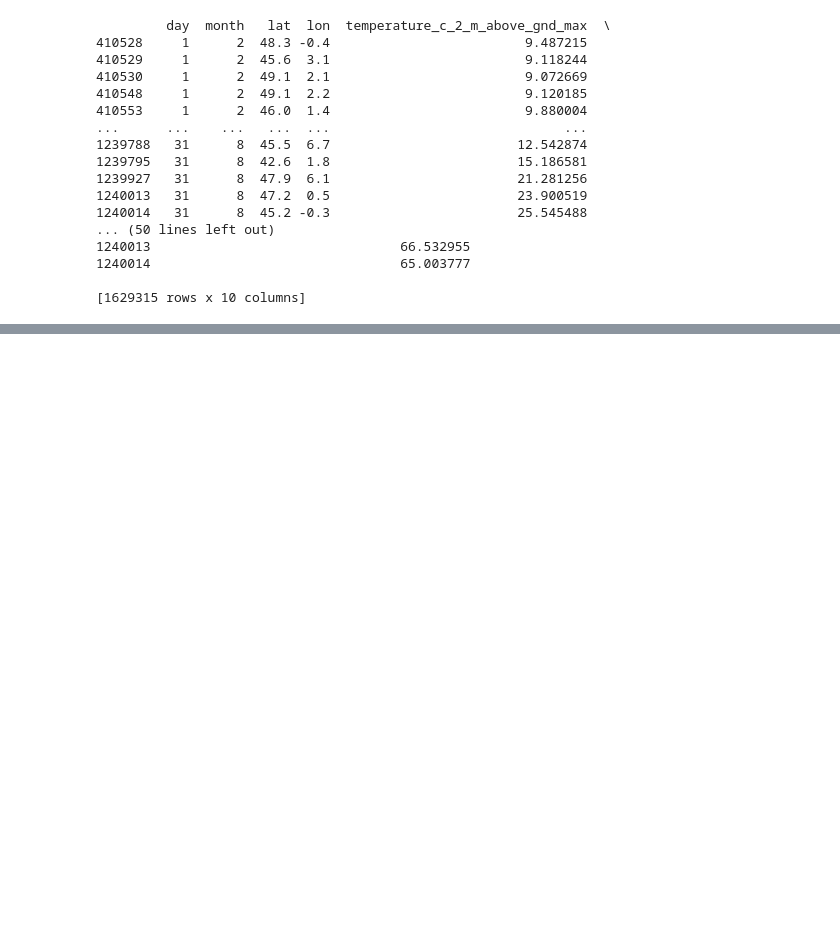
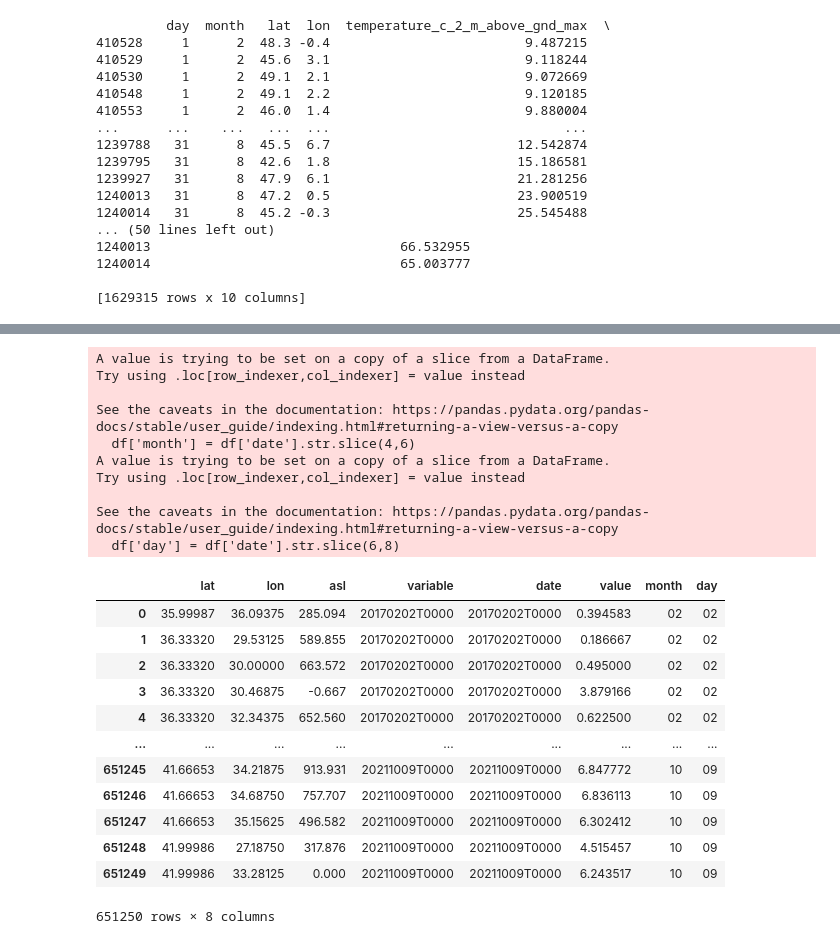
Before and after one commit to maxime-henry/WeatherApp, a Jupyter notebook: test.ipynb, the cells around one changed output, grey strips where cells are left out. Saved outputs shown, nothing was run; the diff lists cells and outputs as text; code cells hidden in the pictures; blank space fills up the shorter version.

```diff
--- a/test.ipynb
+++ b/test.ipynb
@@ -61,0 +94,6 @@ s3.Bucket('weatherdataspr').upload_file(Filename='ES.csv', Key='ES.csv')
+# %%
+df = data1[['lat', 'lon', 'asl', 'variable', 'value']]
+
+df.columns = ['lat', 'lon', 'asl', 'variable','date', 'value']
+
+df
@@ -61,0 +114,30 @@ s3.Bucket('weatherdataspr').upload_file(Filename='ES.csv', Key='ES.csv')
+# %%
+
+
+df['month'] = df['date'].str.slice(4,6)
+df['day'] = df['date'].str.slice(6,8)
+df
+# %% [output]
+A value is trying to be set on a copy of a slice from a DataFrame.
+Try using .loc[row_indexer,col_indexer] = value instead
+
+See the caveats in the documentation: https://pandas.pydata.org/pandas-docs/stable/user_guide/indexing.html#returning-a-view-versus-a-copy
+  df['month'] = df['date'].str.slice(4,6)
+A value is trying to be set on a copy of a slice from a DataFrame.
+Try using .loc[row_indexer,col_indexer] = value instead
+
+See the caveats in the documentation: https://pandas.pydata.org/pandas-docs/stable/user_guide/indexing.html#returning-a-view-versus-a-copy
+  df['day'] = df['date'].str.slice(6,8)
+|  | lat | lon | asl | variable | date | value | month | day |
+| 0 | 35.99987 | 36.09375 | 285.094 | 20170202T0000 | 20170202T0000 | 0.394583 | 02 | 02 |
+| 1 | 36.33320 | 29.53125 | 589.855 | 20170202T0000 | 20170202T0000 | 0.186667 | 02 | 02 |
+| 2 | 36.33320 | 30.00000 | 663.572 | 20170202T0000 | 20170202T0000 | 0.495000 | 02 | 02 |
+| 3 | 36.33320 | 30.46875 | -0.667 | 20170202T0000 | 20170202T0000 | 3.879166 | 02 | 02 |
+| 4 | 36.33320 | 32.34375 | 652.560 | 20170202T0000 | 20170202T0000 | 0.622500 | 02 | 02 |
+| ... | ... | ... | ... | ... | ... | ... | ... | ... |
+| 651245 | 41.66653 | 34.21875 | 913.931 | 20211009T0000 | 20211009T0000 | 6.847772 | 10 | 09 |
+| 651246 | 41.66653 | 34.68750 | 757.707 | 20211009T0000 | 20211009T0000 | 6.836113 | 10 | 09 |
+| 651247 | 41.66653 | 35.15625 | 496.582 | 20211009T0000 | 20211009T0000 | 6.302412 | 10 | 09 |
+| 651248 | 41.99986 | 27.18750 | 317.876 | 20211009T0000 | 20211009T0000 | 4.515457 | 10 | 09 |
+| 651249 | 41.99986 | 33.28125 | 0.000 | 20211009T0000 | 20211009T0000 | 6.243517 | 10 | 09 |
+651250 rows × 8 columns
```
Also changed, not shown: parts of 20 cells of this notebook, 7 other files.
